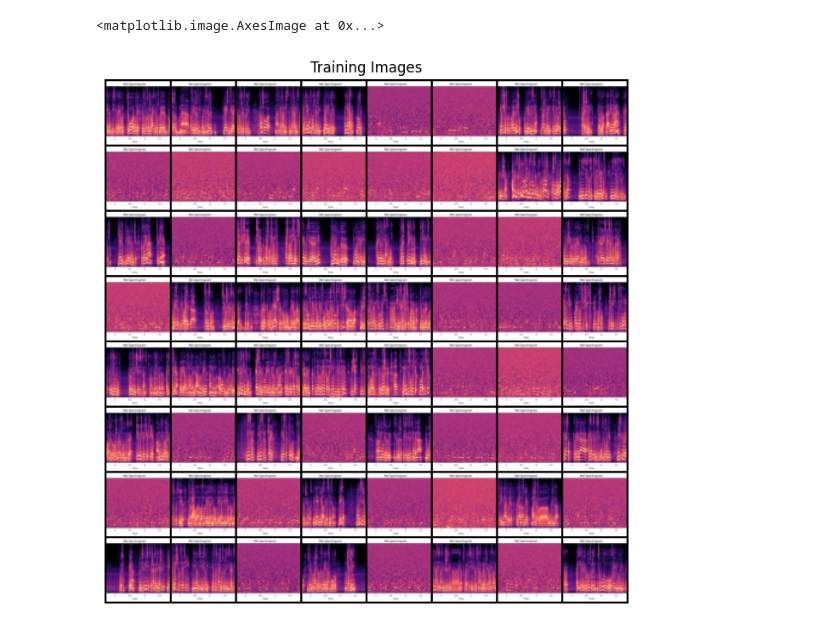
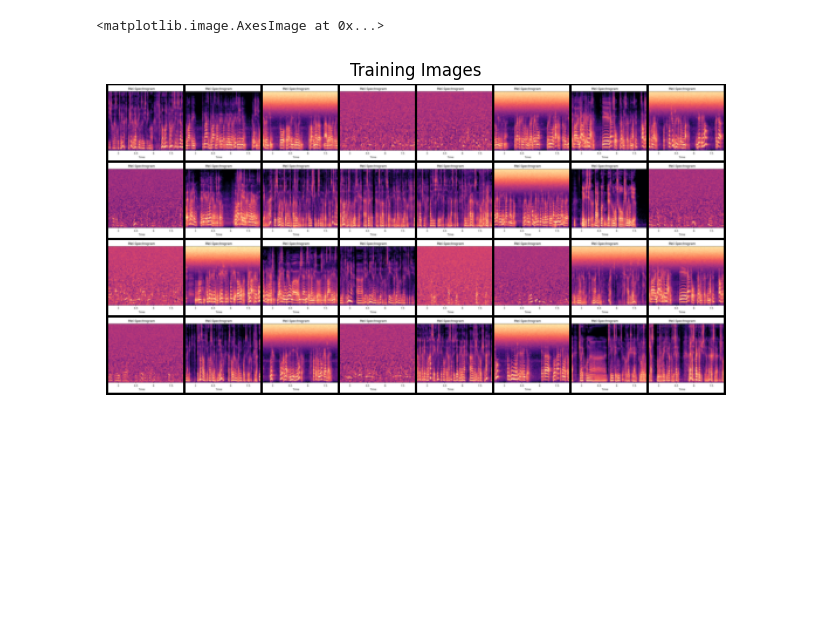
Before and after one commit to Vladimir-Dimitrov-Ngu/analyzer-wav, a Jupyter notebook: ml/cnn.ipynb, the cells around one changed output. Cells and saved outputs as stored; diff of their text form; code cells hidden in the pictures; blank space fills up the shorter version.

```diff
--- a/ml/cnn.ipynb
+++ b/ml/cnn.ipynb
@@ -27,23 +34,36 @@ class NoiseClassifier(nn.Module):
         x = self.fc2(x)
         return x
 # %%
-dataset = dset.ImageFolder(root='../mel-spectrogram/Galitskiy',
+train_dataset = dset.ImageFolder(root='mel-spectrogram/train',
                            transform=transforms.Compose([
                                transforms.Resize(64),
                                transforms.CenterCrop(64),
                                transforms.ToTensor(),
                                transforms.Normalize((0.5, 0.5, 0.5), (0.5, 0.5, 0.5)),
                            ]))
+
+test_dataset = dset.ImageFolder(root='mel-spectrogram/test',
+                           transform=transforms.Compose([
+                               transforms.Resize(64),
+                               transforms.CenterCrop(64),
+                               transforms.ToTensor(),
+                               transforms.Normalize((0.5, 0.5, 0.5), (0.5, 0.5, 0.5)),
+                           ]))
 # %%
-dataloader = torch.utils.data.DataLoader(dataset, batch_size=64,
+batch_size = 32
+train_dataloader = torch.utils.data.DataLoader(train_dataset, batch_size=batch_size,
                                          shuffle=True, num_workers=2)
-batch = next(iter(dataloader))
+
+test_dataloader = torch.utils.data.DataLoader(test_dataset, batch_size=batch_size,
+                                         shuffle=True, num_workers=2)
+
+batch = next(iter(train_dataloader))
 # %%
-batch = next(iter(dataloader))
+batch = next(iter(train_dataloader))
 plt.figure(figsize=(8,8))
 plt.axis("off")
 plt.title("Training Images")
 plt.imshow(np.transpose(vutils.make_grid(batch[0].to('cpu')[:64], padding=2, normalize=True).cpu(),(1,2,0)))
 # %% [output]
 <matplotlib.image.AxesImage at 0x...>
-[figure, old version]
+[figure, new version]
```
Also changed, not shown: parts of 8 cells of this notebook, 2 other files.
